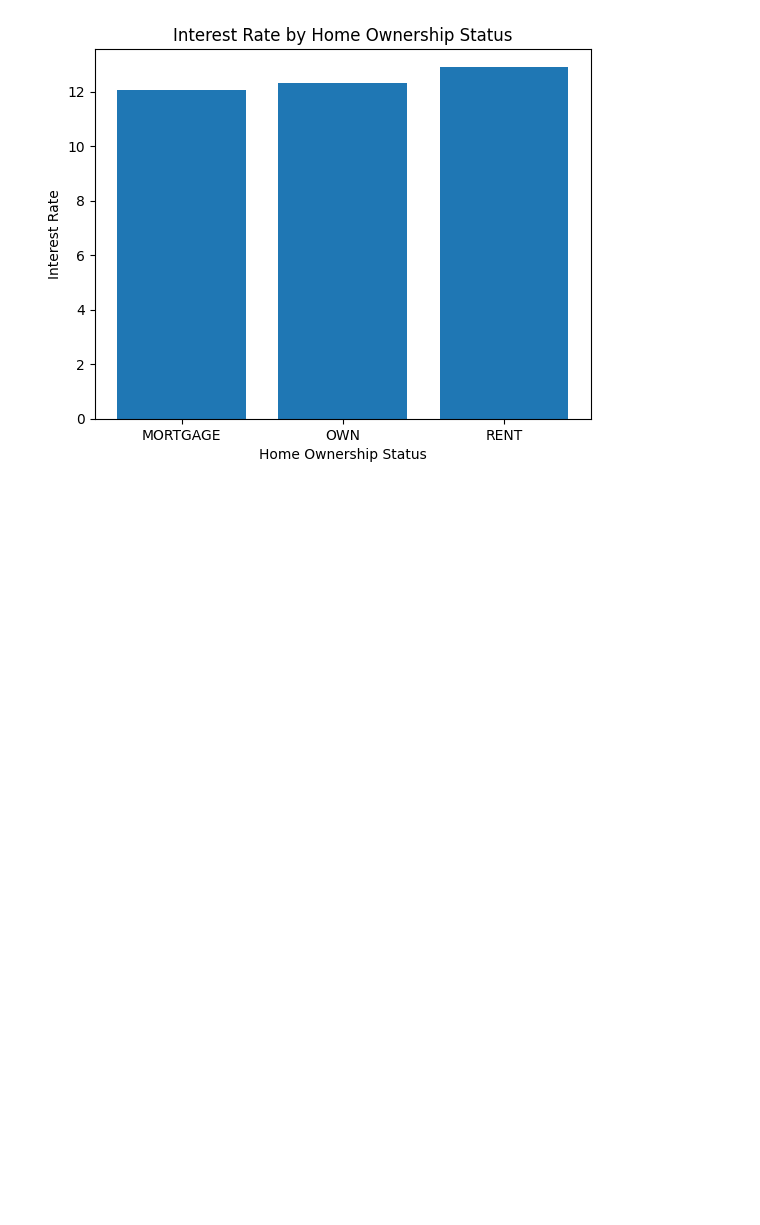
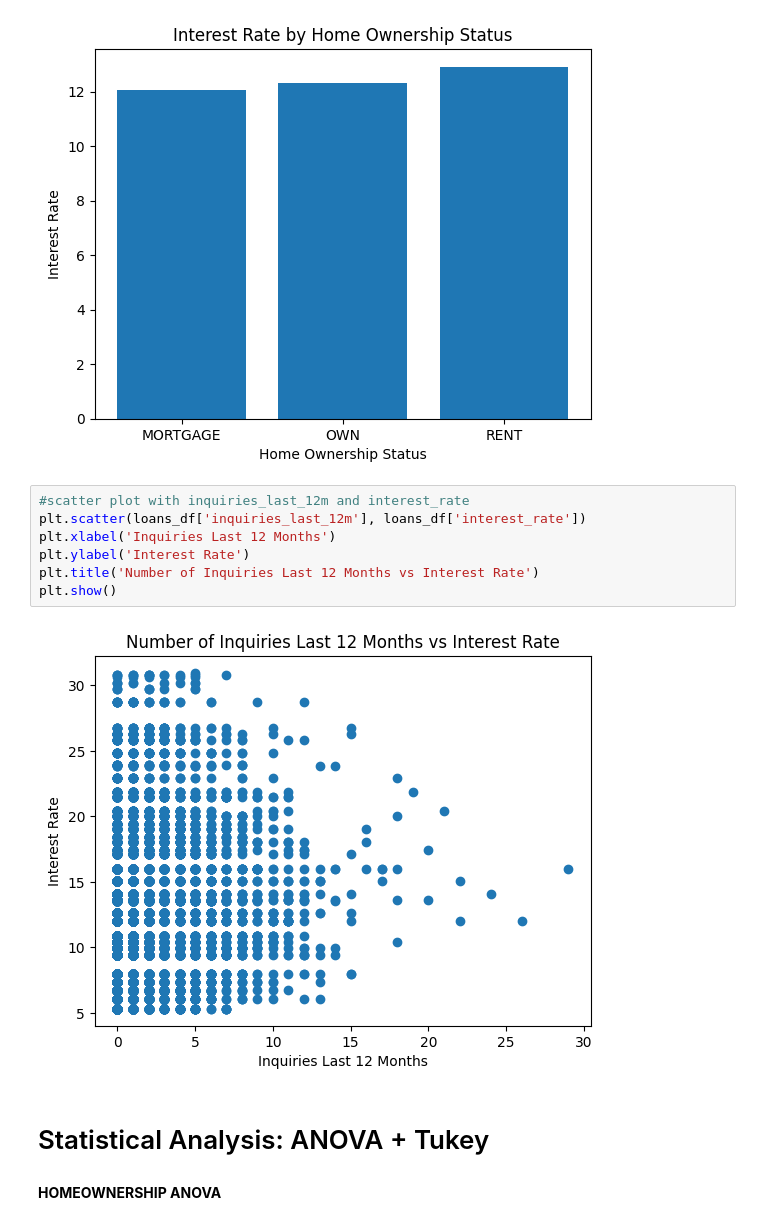
Before and after one commit to oliviaguo1234/lendingclub_loans, a Jupyter notebook: OliviaGuo_loans.ipynb, the cells around one changed output. Saved outputs shown, nothing was run; the diff lists cells and outputs as text; blank space fills up the shorter version.

```diff
--- a/OliviaGuo_loans.ipynb
+++ b/OliviaGuo_loans.ipynb
@@ -305,3 +304,16 @@ plt.title('Interest Rate by Home Ownership Status')
 plt.show()
 # %% [output]
 [figure]
+# %%
+#scatter plot with inquiries_last_12m and interest_rate
+plt.scatter(loans_df['inquiries_last_12m'], loans_df['interest_rate'])
+plt.xlabel('Inquiries Last 12 Months')
+plt.ylabel('Interest Rate')
+plt.title('Number of Inquiries Last 12 Months vs Interest Rate')
+plt.show()
+# %% [output]
+[figure, added]
+# %% [markdown]
+# Statistical Analysis: ANOVA + Tukey
+# %% [markdown]
+**HOMEOWNERSHIP ANOVA**
```
Also changed, not shown: parts of 60 cells of this notebook.
